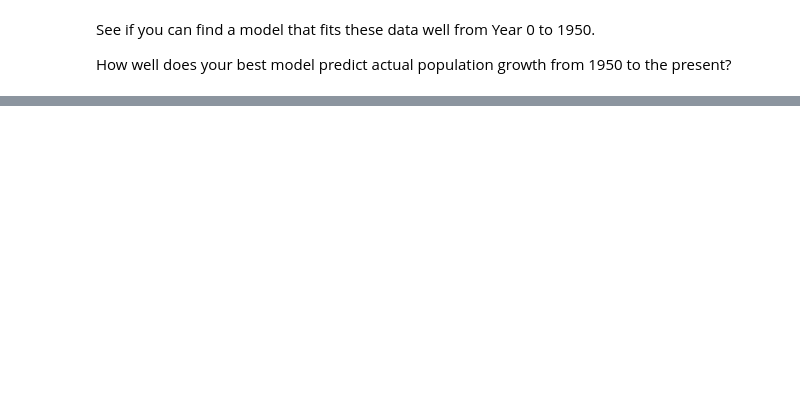
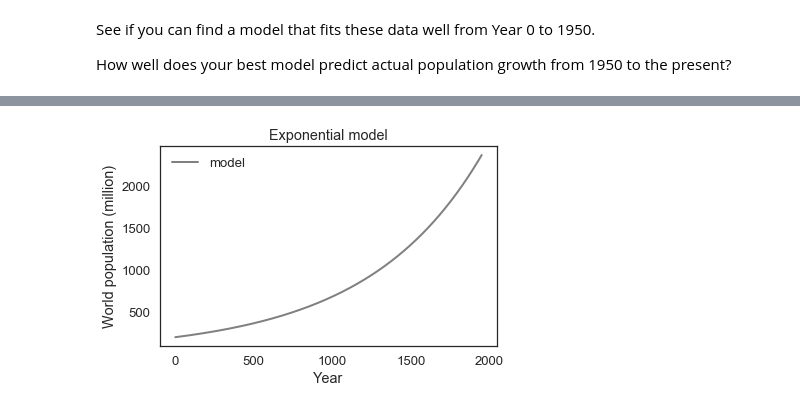
Before and after one commit to ptanofsky/ModSimPy, a Jupyter notebook: notebooks/chap10.ipynb, the cells around one changed output, grey strips where cells are left out. Cells and saved outputs as stored; diff of their text form; code cells hidden in the pictures; blank space fills up the shorter version.

```diff
--- a/notebooks/chap10.ipynb
+++ b/notebooks/chap10.ipynb
@@ -238,0 +251,39 @@ How well does your best model predict actual population growth from 1950 to the
+# %%
+# From Chapter 7
+def run_simulation(system, update_func):
+    """Simulate the system using any update function.
+
+    system: System object
+    update_func: function that computes the population next year
+
+    returns: TimeSeries
+    """
+    results = TimeSeries()
+    results[system.t_0] = system.p_0
+
+    for t in linrange(system.t_0, system.t_end):
+        results[t+1] = update_func(results[t], t, system)
+
+    return results
+# %%
+# From Chapter 7
+def plot_results(timeseries, title):
+    """Plot the estimates and the model.
+
+    census: TimeSeries of population estimates
+    un: TimeSeries of population estimates
+    timeseries: TimeSeries of simulation results
+    title: string
+    """
+    plot(timeseries, color='gray', label='model')
+
+    decorate(xlabel='Year',
+             ylabel='World population (million)',
+             title=title)
+# %%
+# Define the system for the years 1 through 1950 and with a beginning of population of 200 (200M)
+# System includes exponential growth rate variable
+system = System(t_0=1,
+                t_end=1950,
+                p_0=200,
+                exp_growth_rate=1.0000625)
@@ -238,0 +296,5 @@ How well does your best model predict actual population growth from 1950 to the
+# %%
+results = run_simulation(system, update_func_exp)
+plot_results(results, 'Exponential model')
+# %% [output]
+[figure, added]
```
Also changed, not shown: parts of 22 cells of this notebook.
